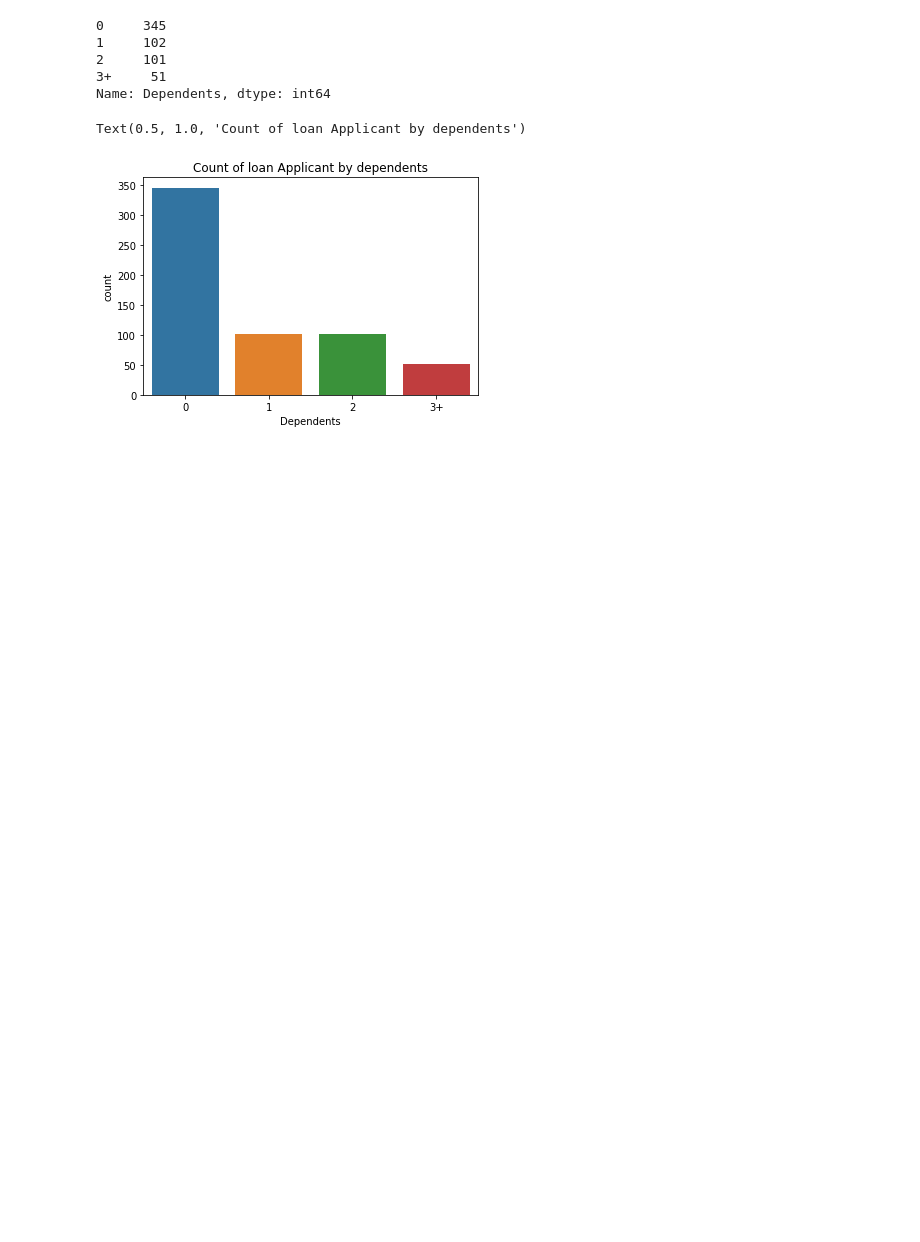
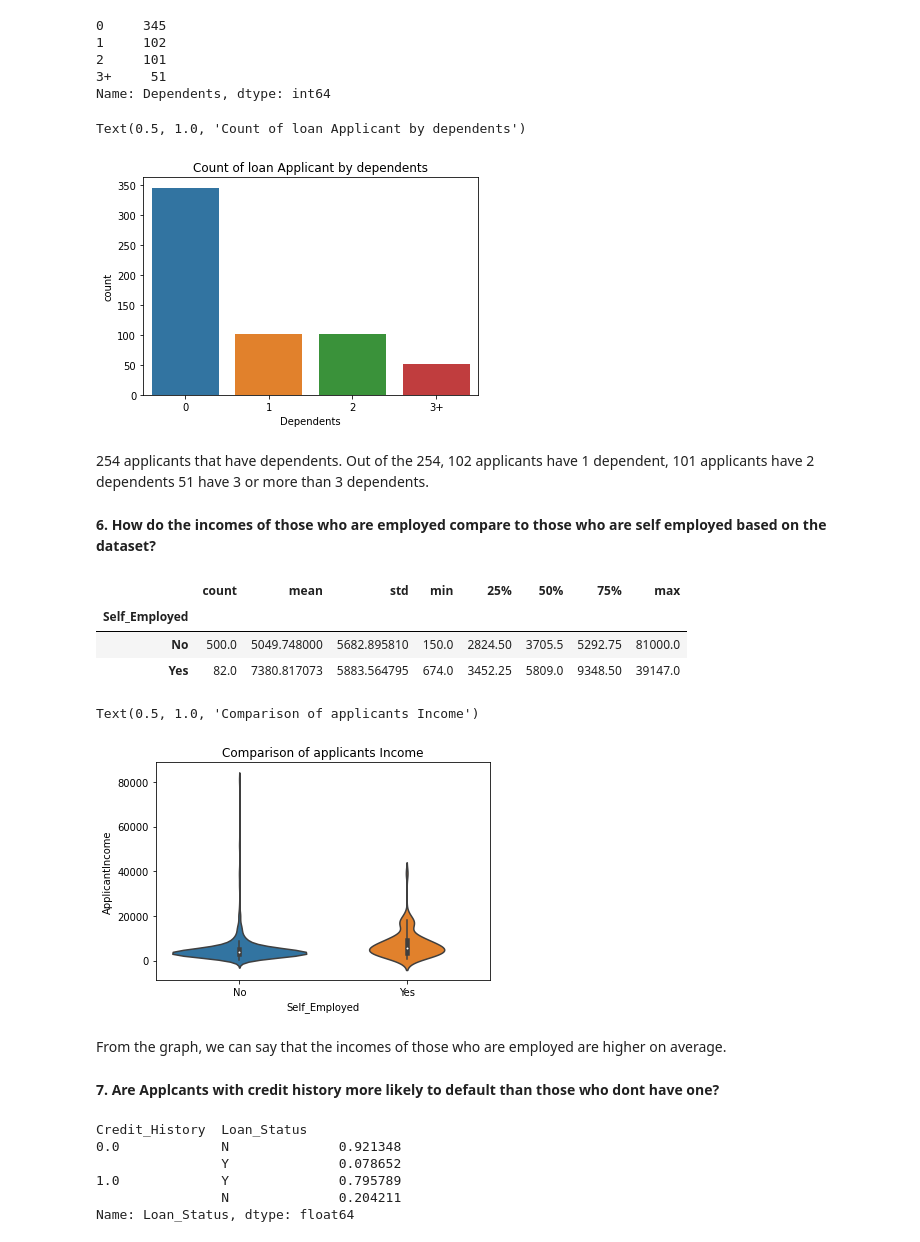
Before and after one commit to arnoldkiirya1/Business_Intelligence, a Jupyter notebook: Loan_Analysis_for_Standard_Bank.ipynb, the cells around one changed output. Saved outputs shown, nothing was run; the diff lists cells and outputs as text; code cells hidden in the pictures; blank space fills up the shorter version.

```diff
--- a/Loan_Analysis_for_Standard_Bank.ipynb
+++ b/Loan_Analysis_for_Standard_Bank.ipynb
@@ -270,3 +277,33 @@ ax.set_title('Count of loan Applicant by dependents')
 # %% [output]
 Text(0.5, 1.0, 'Count of loan Applicant by dependents')
 [figure]
+# %% [markdown]
+254 applicants that have dependents. Out of the 254, 102 applicants have 1 dependent, 101 applicants have 2 dependents 51 have 3 or more than 3 dependents.
+# %% [markdown]
+**6. How do the incomes of those who are employed compare to those who are self employed based on the dataset?**
+# %%
+train.groupby('Self_Employed')['ApplicantIncome'].describe()
+# %% [output]
+|  | count | mean | std | min | 25% | 50% | 75% | max |
+| Self_Employed |  |  |  |  |  |  |  |  |
+| No | 500.0 | 5049.748000 | 5682.895810 | 150.0 | 2824.50 | 3705.5 | 5292.75 | 81000.0 |
+| Yes | 82.0 | 7380.817073 | 5883.564795 | 674.0 | 3452.25 | 5809.0 | 9348.50 | 39147.0 |
+# %%
+ax = sns.violinplot( x='Self_Employed', y ='ApplicantIncome', data = train )
+ax.set_title('Comparison of applicants Income')
+# %% [output]
+Text(0.5, 1.0, 'Comparison of applicants Income')
+[figure, added]
+# %% [markdown]
+From the graph, we can say that the incomes of those who are employed are higher on average.
+# %% [markdown]
+**7. Are Applcants with credit history more likely to default than those who dont have one?**
+# %%
+train.groupby('Credit_History')['Loan_Status'].value_counts(normalize =True)
+# %% [output]
+Credit_History  Loan_Status
+0.0             N              0.921348
+                Y              0.078652
+1.0             Y              0.795789
+                N              0.204211
+Name: Loan_Status, dtype: float64
```
Also changed, not shown: parts of 23 cells of this notebook.
